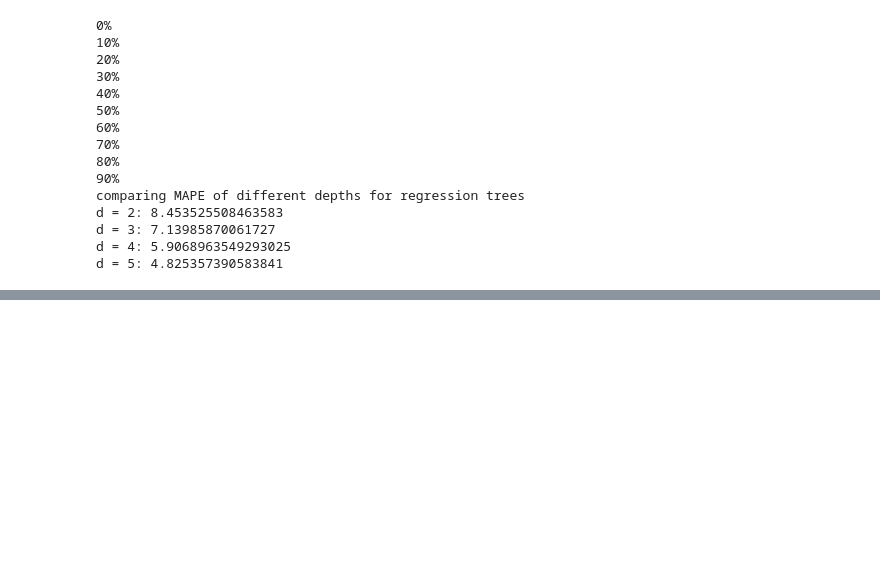
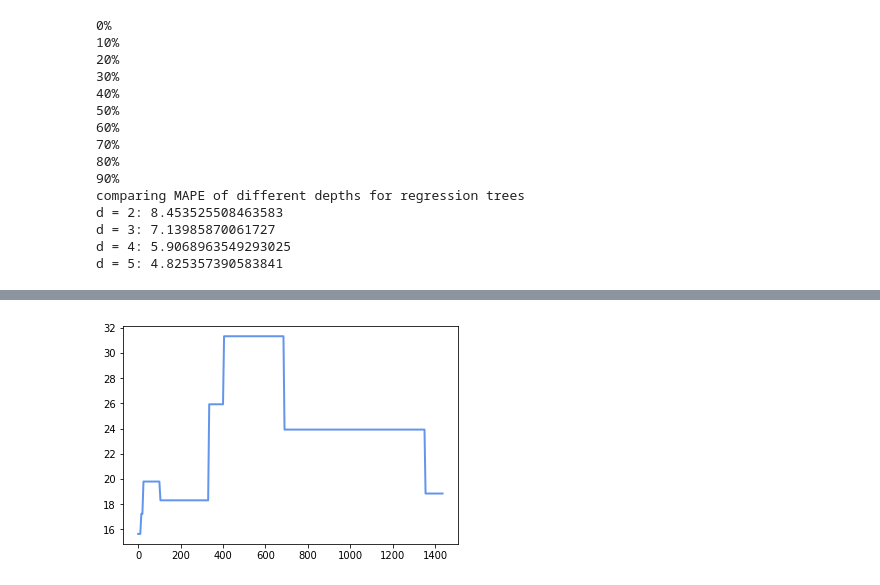
Before and after one commit to felipeascouto/energy, a Jupyter notebook: research_p2.ipynb, the cells around one changed output, grey strips where cells are left out. Drawn from its saved outputs; the diff is of its cells as text; code cells hidden in the pictures; blank space fills up the shorter version.

```diff
--- a/research_p2.ipynb
+++ b/research_p2.ipynb
@@ -989,0 +1004,4 @@ test_data_copy
+# %%
+branch_dfs = sklearn_clusters_plot(train_data, test_data, 3)
+# %% [output]
+[figure, added]
```
Also changed, not shown: parts of 11 cells of this notebook.
